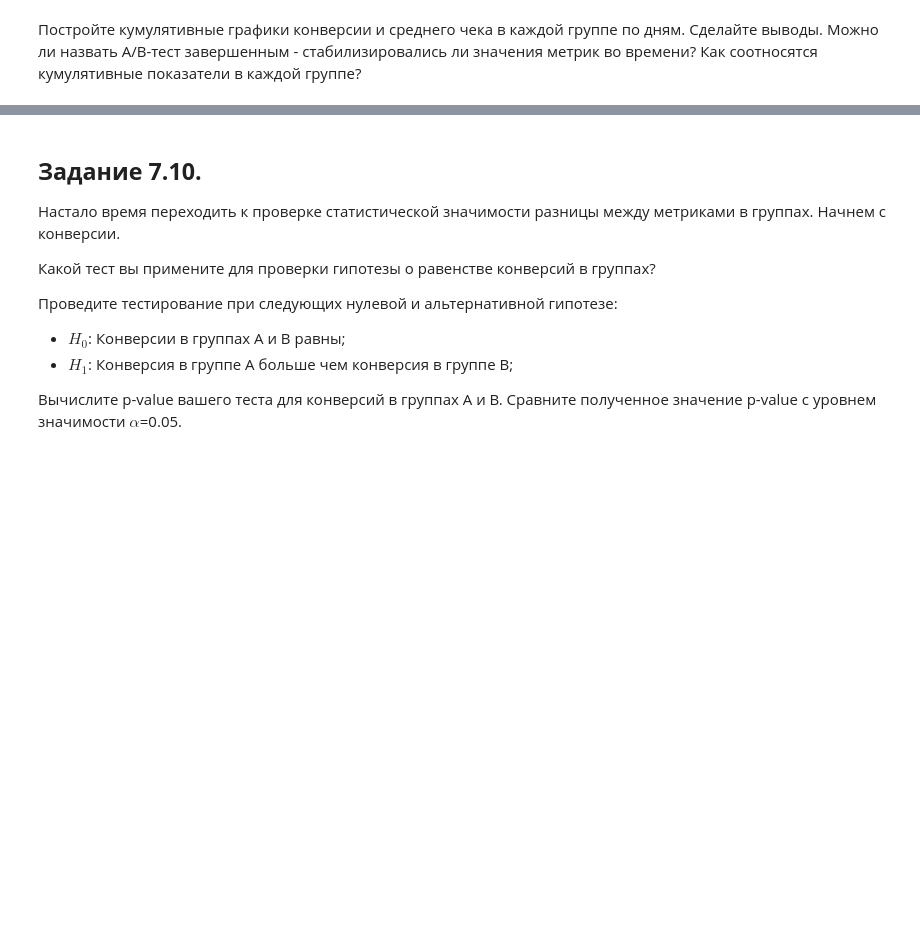
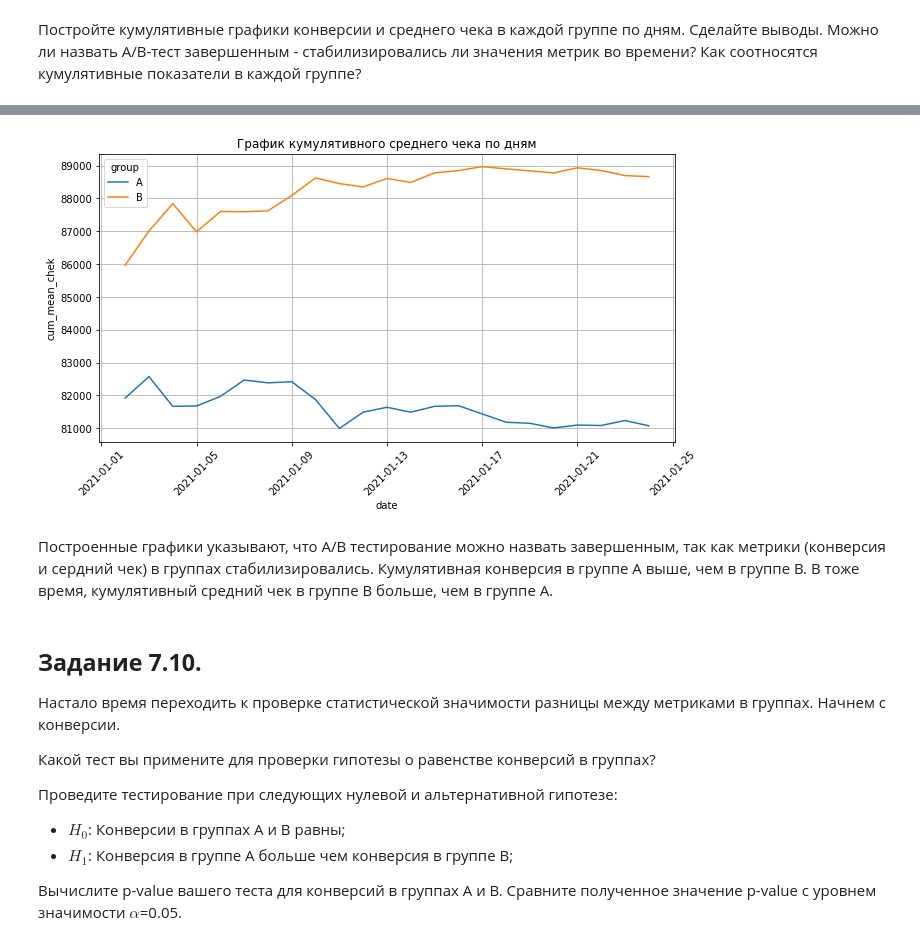
Before and after one commit to AleksandrFrom/SF_DS, a Jupyter notebook: EDA/Template_EDA_5.ipynb, the cells around one changed output, grey strips where cells are left out. Saved outputs shown, nothing was run; the diff lists cells and outputs as text; code cells hidden in the pictures; blank space fills up the shorter version.

```diff
--- a/EDA/Template_EDA_5.ipynb
+++ b/EDA/Template_EDA_5.ipynb
@@ -271,3 +388,21 @@ updated_data.head()
+# %%
+# создаём фигуру размером 8x4
+fig = plt.figure(figsize=(8, 4))
+# добавляем систему координат
+ax = fig.add_axes([1, 1, 1, 1])
+# строим lineplot для кумулятивной конверсии во времени в каждой группе
+sns.lineplot(x='date', y='cum_mean_chek', data=group_2, hue='group', ax=ax)
+# задаём подпись к графику
+ax.set_title('График кумулятивного среднего чека по дням')
+# задаём поворот меток на оси абсцисс
+ax.xaxis.set_tick_params(rotation = 45)
+# задаём отображение сетки
+ax.grid(True);
+# %% [output]
+[figure, added]
+# %% [markdown]
+Построенные графики указывают, что А/В тестирование можно назвать завершенным, так как метрики (конверсия и сердний чек) в группах стабилизировались.
+Кумулятивная конверсия в группе А выше, чем в группе В. В тоже время, кумулятивный средний чек в группе В больше, чем в группе А.
 # %% [markdown]
 ## **Задание 7.10.**
 
```
Also changed, not shown: parts of 32 cells of this notebook.
